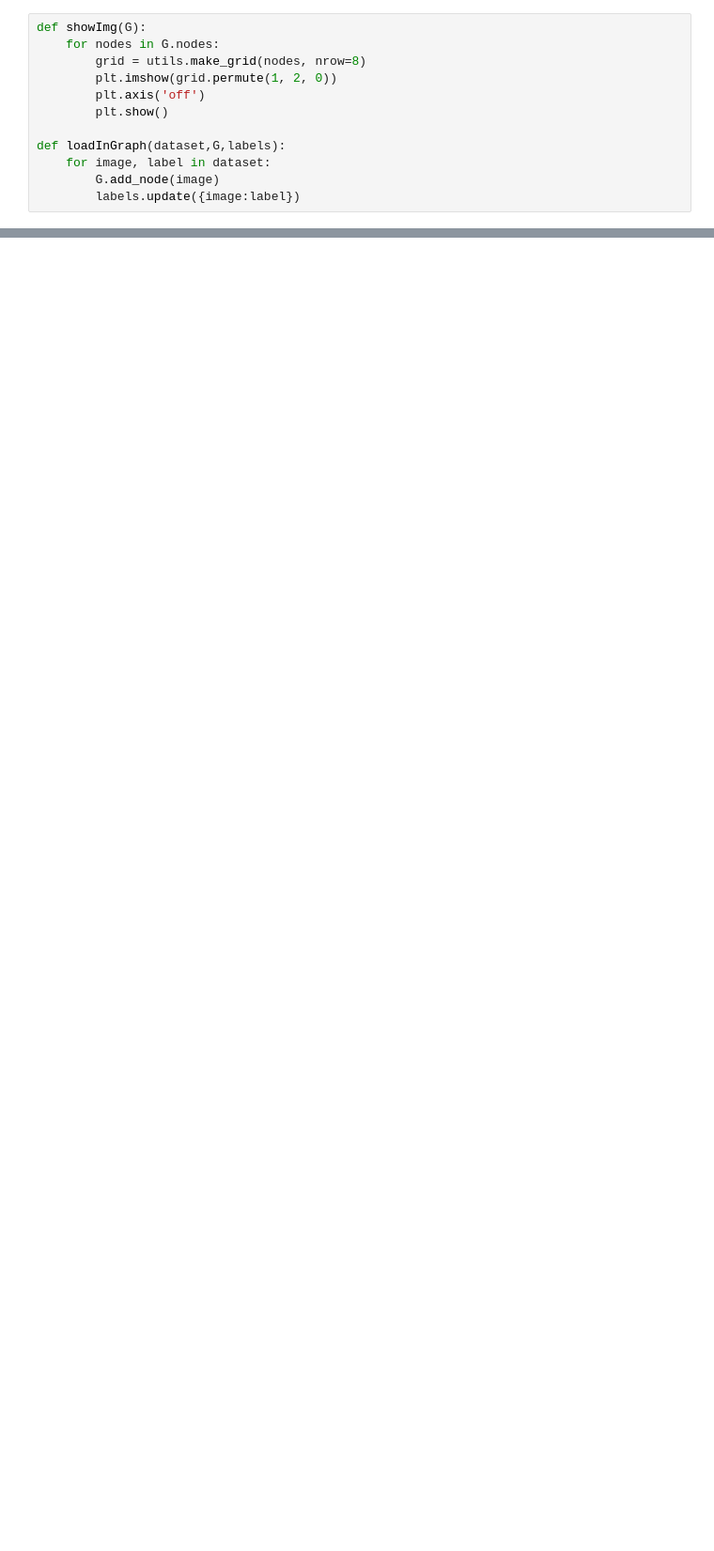
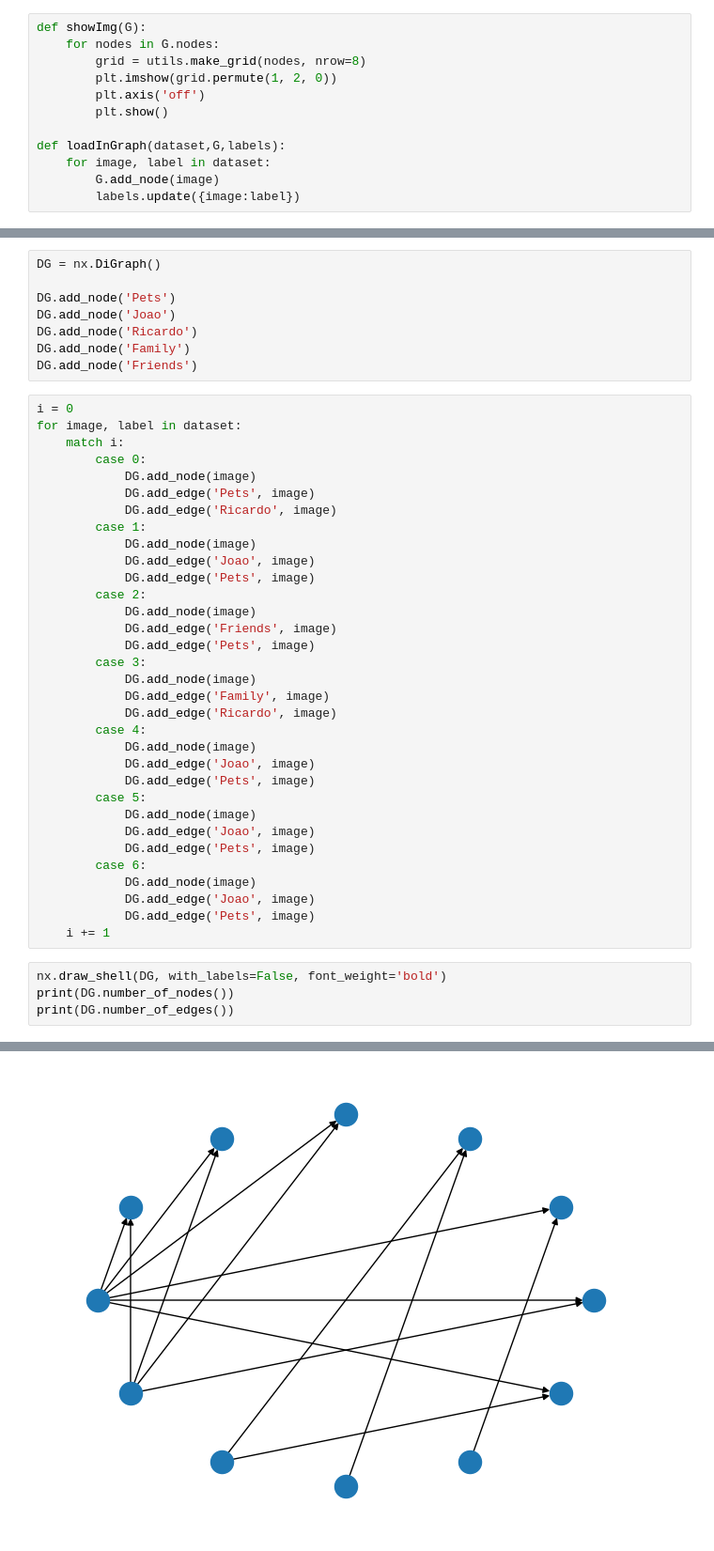
Before and after one commit to aslirou/TCC, a Jupyter notebook: ProvaDeConceito.ipynb, the cells around one changed output, grey strips where cells are left out. Shown at 94% size. Saved outputs shown, nothing was run; the diff lists cells and outputs as text; blank space fills up the shorter version.

```diff
--- a/ProvaDeConceito.ipynb
+++ b/ProvaDeConceito.ipynb
@@ -50,0 +53,46 @@ showImg(G)
+# %%
+DG = nx.DiGraph()
+
+DG.add_node('Pets')
+DG.add_node('Joao')
+DG.add_node('Ricardo')
+DG.add_node('Family')
+DG.add_node('Friends')
+# %%
+i = 0
+for image, label in dataset:
+    match i:
+        case 0:
+            DG.add_node(image)
+            DG.add_edge('Pets', image)
+            DG.add_edge('Ricardo', image)
+        case 1:
+            DG.add_node(image)
+            DG.add_edge('Joao', image)
+            DG.add_edge('Pets', image)
+        case 2:
+            DG.add_node(image)
+            DG.add_edge('Friends', image)
+            DG.add_edge('Pets', image)
+        case 3:
+            DG.add_node(image)
+            DG.add_edge('Family', image)
+            DG.add_edge('Ricardo', image)
+        case 4:
+            DG.add_node(image)
+            DG.add_edge('Joao', image)
+            DG.add_edge('Pets', image)
+        case 5:
+            DG.add_node(image)
+            DG.add_edge('Joao', image)
+            DG.add_edge('Pets', image)
+        case 6:
+            DG.add_node(image)
+            DG.add_edge('Joao', image)
+            DG.add_edge('Pets', image)
+    i += 1
+# %%
+nx.draw_shell(DG, with_labels=False, font_weight='bold')
+print(DG.number_of_nodes())
+print(DG.number_of_edges())
+# %% [output]
@@ -50,0 +101 @@ showImg(G)
+[figure, added]
```
Also changed, not shown: parts of 3 cells of this notebook, 6 other files.
